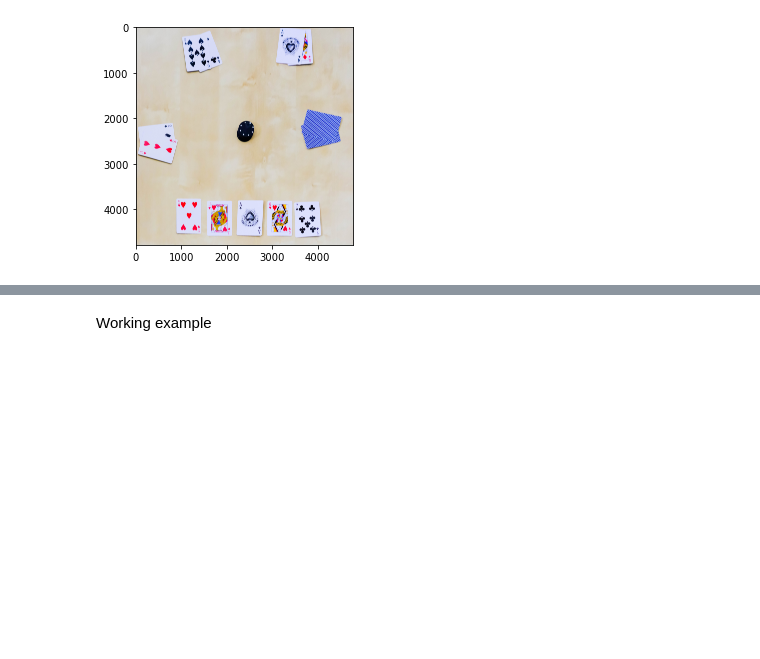
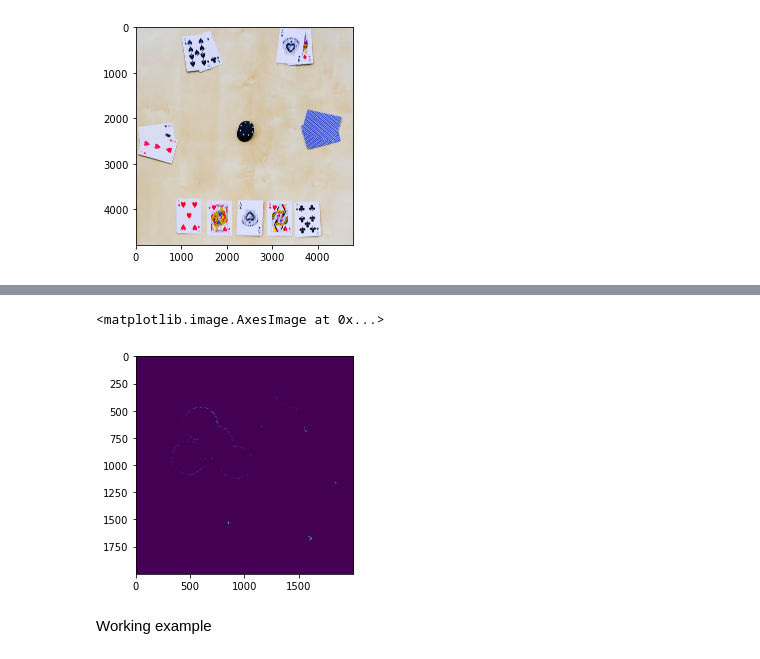
Before and after one commit to fraborg99/Iapr_final_project, a Jupyter notebook: project.ipynb, the cells around one changed output, grey strips where cells are left out. Cells and saved outputs as stored; diff of their text form; code cells hidden in the pictures; blank space fills up the shorter version.

```diff
--- a/project.ipynb
+++ b/project.ipynb
@@ -382,3 +432,14 @@ for i in range(6):
+# %%
+hsv = cv2.cvtColor(fiches, cv2.COLOR_BGR2HSV)
+# lower bound and upper bound for Green color
+lower_bound = np.array([50, 20, 20])
+upper_bound = np.array([100, 255, 255])
+# find the colors within the boundaries
+mask = cv2.inRange(hsv, lower_bound, upper_bound)
+plt.imshow(mask)
+# %% [output]
+<matplotlib.image.AxesImage at 0x...>
+[figure, added]
 # %%
 def process_image(image) -> dict:
     """
```
Also changed, not shown: parts of 9 cells of this notebook.
